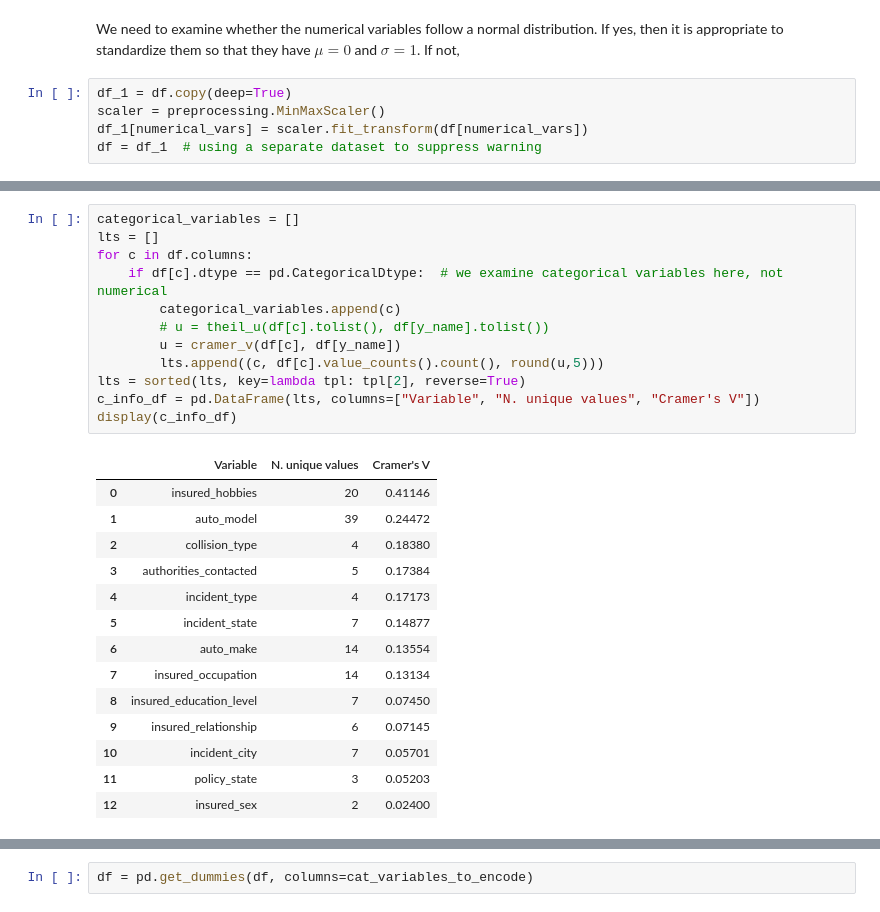
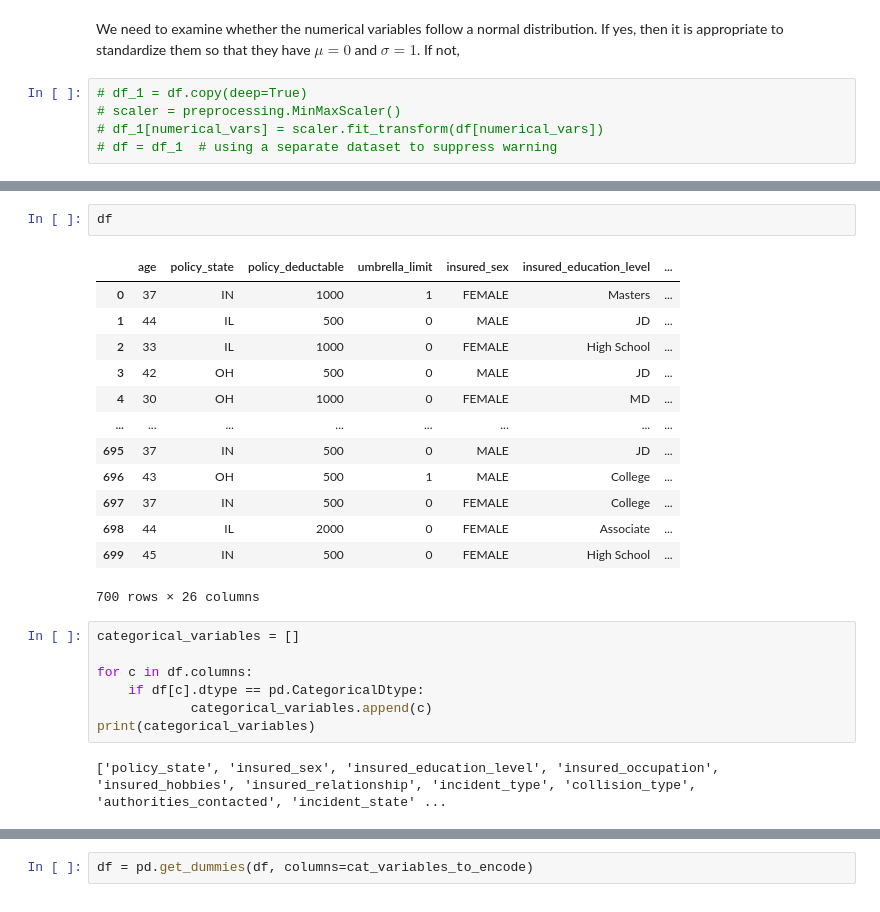
Before and after one commit to AndreaLK3/ClaimsChallenge, a Jupyter notebook: DataScientist_code-challenge.ipynb, the cells around one changed output, grey strips where cells are left out. Drawn from its saved outputs; the diff is of its cells as text.

```diff
--- a/DataScientist_code-challenge.ipynb
+++ b/DataScientist_code-challenge.ipynb
@@ -395,10 +395,10 @@ for col_key in hist_nested_dict.keys():
 # %% [markdown]
 We need to examine whether the numerical variables follow a normal distribution. If yes, then it is appropriate to standardize them so that they have $\mu=0$ and $\sigma=1$. If not,
 # %%
-df_1 = df.copy(deep=True)
-scaler = preprocessing.MinMaxScaler()
-df_1[numerical_vars] = scaler.fit_transform(df[numerical_vars])
-df = df_1  # using a separate dataset to suppress warning
+# df_1 = df.copy(deep=True)
+# scaler = preprocessing.MinMaxScaler()
+# df_1[numerical_vars] = scaler.fit_transform(df[numerical_vars])
+# df = df_1  # using a separate dataset to suppress warning
 # %% [markdown]
 ## 3.4 Categorical variables
 
@@ -449,27 +410,25 @@ def cramer_v(x, y):
-# %%
-categorical_variables = []
-lts = []
-for c in df.columns:
-    if df[c].dtype == pd.CategoricalDtype:  # we examine categorical variables here, not numerical
-        categorical_variables.append(c)
-        # u = theil_u(df[c].tolist(), df[y_name].tolist())
-        u = cramer_v(df[c], df[y_name])
-        lts.append((c, df[c].value_counts().count(), round(u,5)))
-lts = sorted(lts, key=lambda tpl: tpl[2], reverse=True)
-c_info_df = pd.DataFrame(lts, columns=["Variable", "N. unique values", "Cramer's V"])
-display(c_info_df)
-# %% [output]
-|  | Variable | N. unique values | Cramer's V |
-| 0 | insured_hobbies | 20 | 0.41146 |
-| 1 | auto_model | 39 | 0.24472 |
-| 2 | collision_type | 4 | 0.18380 |
-| 3 | authorities_contacted | 5 | 0.17384 |
-| 4 | incident_type | 4 | 0.17173 |
-| 5 | incident_state | 7 | 0.14877 |
-| 6 | auto_make | 14 | 0.13554 |
-| 7 | insured_occupation | 14 | 0.13134 |
-| 8 | insured_education_level | 7 | 0.07450 |
-| 9 | insured_relationship | 6 | 0.07145 |
-| 10 | incident_city | 7 | 0.05701 |
-| 11 | policy_state | 3 | 0.05203 |
-| 12 | insured_sex | 2 | 0.02400 |
+# %%
+df
+# %% [output]
+|  | age | policy_state | policy_deductable | umbrella_limit | insured_sex | insured_education_level | ... |
+| 0 | 37 | IN | 1000 | 1 | FEMALE | Masters | ... |
+| 1 | 44 | IL | 500 | 0 | MALE | JD | ... |
+| 2 | 33 | IL | 1000 | 0 | FEMALE | High School | ... |
+| 3 | 42 | OH | 500 | 0 | MALE | JD | ... |
+| 4 | 30 | OH | 1000 | 0 | FEMALE | MD | ... |
+| ... | ... | ... | ... | ... | ... | ... | ... |
+| 695 | 37 | IN | 500 | 0 | MALE | JD | ... |
+| 696 | 43 | OH | 500 | 1 | MALE | College | ... |
+| 697 | 37 | IN | 500 | 0 | FEMALE | College | ... |
+| 698 | 44 | IL | 2000 | 0 | FEMALE | Associate | ... |
+| 699 | 45 | IN | 500 | 0 | FEMALE | High School | ... |
+700 rows × 26 columns
+# %%
+categorical_variables = []
+
+for c in df.columns:
+    if df[c].dtype == pd.CategoricalDtype:
+            categorical_variables.append(c)
+print(categorical_variables)
+# %% [output]
+['policy_state', 'insured_sex', 'insured_education_level', 'insured_occupation', 'insured_hobbies', 'insured_relationship', 'incident_type', 'collision_type', 'authorities_contacted', 'incident_state' ...
```
Also changed, not shown: parts of 19 cells of this notebook.
